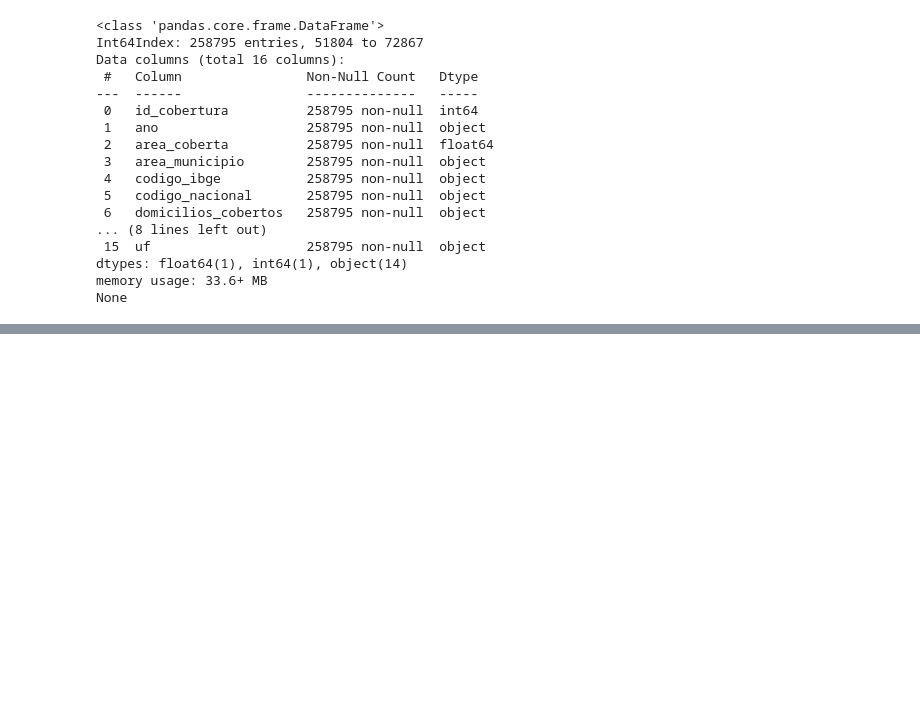
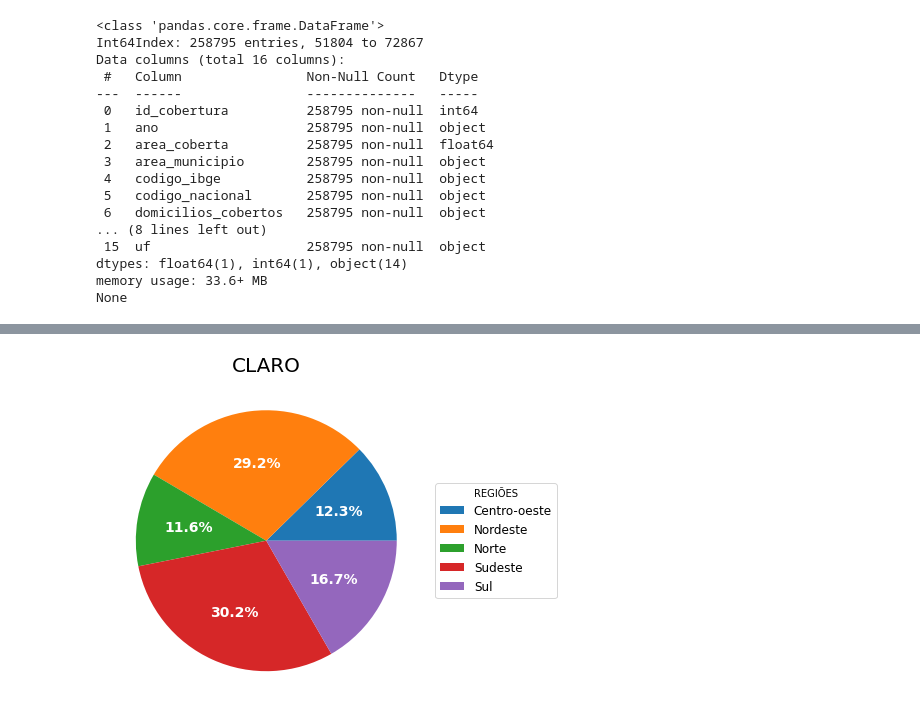
Before and after one commit to bruno7598/telecomunicacoes, a Jupyter notebook: script_jupiter/Municipio_cobertura.ipynb, the cells around one changed output, grey strips where cells are left out. Saved outputs shown, nothing was run; the diff lists cells and outputs as text; code cells hidden in the pictures; blank space fills up the shorter version.

```diff
--- a/script_jupiter/Municipio_cobertura.ipynb
+++ b/script_jupiter/Municipio_cobertura.ipynb
@@ -241,0 +204,20 @@ plt.show()
+# %%
+b.sort_values(by=['id_cobertura'], ascending=False, inplace=True)
+b['area_coberta'] = b['area_coberta'].str.replace(",", ".")
+b['area_coberta'] = b['area_coberta'].astype(float, errors = 'raise')
+claro = b.loc[b["operadora"] == 'CLARO']
+oi = b.loc[b["operadora"] == 'OI']
+tim = b.loc[b["operadora"] == 'TIM']
+vivo = b.loc[b["operadora"] == 'VIVO']
+
+
+print(b.info())
+
+dataframe_claro = claro.groupby("regiao").sum()
+dataframe_claro.reset_index(inplace = True)
+dataframe_oi = oi.groupby("regiao").sum()
+dataframe_oi.reset_index(inplace = True)
+dataframe_tim = tim.groupby("regiao").sum()
+dataframe_tim.reset_index(inplace = True)
+dataframe_vivo = vivo.groupby("regiao").sum()
+dataframe_vivo.reset_index(inplace = True)
@@ -241,0 +242,18 @@ plt.show()
+# %%
+fig, ax = plt.subplots(figsize = (6,6), subplot_kw=dict(aspect="equal"))
+recipe = dataframe_claro["regiao"]
+data = dataframe_claro["area_coberta"]
+
+def func(pct, allvals):
+    absolute = int(pct/100.*np.sum(allvals))
+    return '{:.1f}%' .format(pct, absolute)
+
+wedges, texts, autotexts = ax.pie(data, autopct=lambda pct: func(pct, data), textprops=dict(color = "w"))
+ax.legend(wedges, recipe,title="REGIÕES", loc= "center left", bbox_to_anchor=(1,0,0.5,1),fontsize=12)
+
+plt.setp(autotexts, size = 14, weight="bold")
+ax.set_title("CLARO", size= 20)
+
+plt.show()
+# %% [output]
+[figure, added]
```
Also changed, not shown: parts of 17 cells of this notebook, 4 other files.
